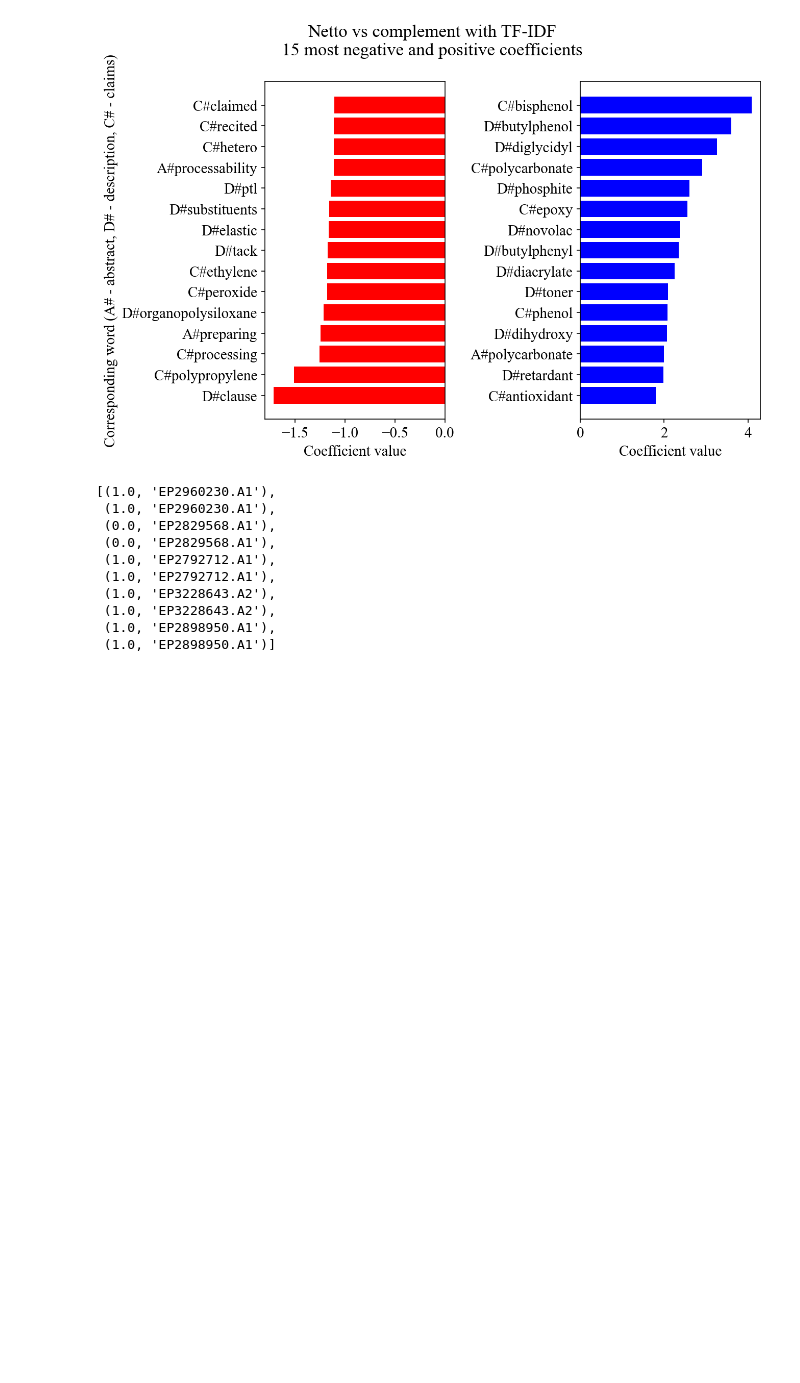
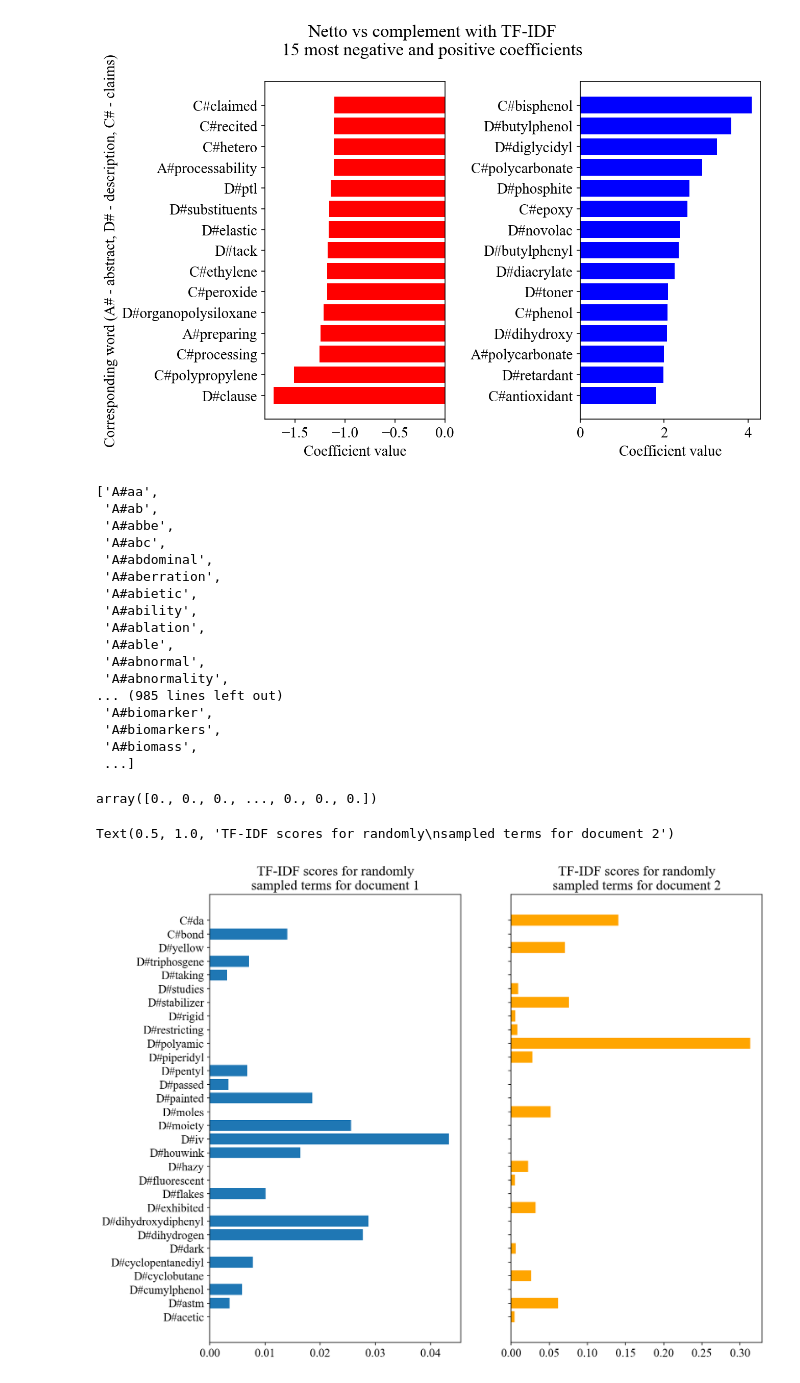
Before and after one commit to eryl/prv_kemi, a Jupyter notebook: notebooks/patent_classification.ipynb, the cells around one changed output. Saved outputs shown, nothing was run; the diff lists cells and outputs as text; code cells hidden in the pictures; blank space fills up the shorter version.

```diff
--- a/notebooks/patent_classification.ipynb
+++ b/notebooks/patent_classification.ipynb
@@ -482,15 +482,54 @@ fig.savefig(output_dir / 'netto_vs_complement_feature_importance.png')
 # %% [output]
 [figure]
 # %%
-ten_most_missclassified
+rand_feature_names
 # %% [output]
-[(1.0, 'EP2960230.A1'),
- (1.0, 'EP2960230.A1'),
- (0.0, 'EP2829568.A1'),
- (0.0, 'EP2829568.A1'),
- (1.0, 'EP2792712.A1'),
- (1.0, 'EP2792712.A1'),
- (1.0, 'EP3228643.A2'),
- (1.0, 'EP3228643.A2'),
- (1.0, 'EP2898950.A1'),
- (1.0, 'EP2898950.A1')]
+['A#aa',
+ 'A#ab',
+ 'A#abbe',
+ 'A#abc',
+ 'A#abdominal',
+ 'A#aberration',
+ 'A#abietic',
+ 'A#ability',
+ 'A#ablation',
+ 'A#able',
+ 'A#abnormal',
+ 'A#abnormality',
+... (985 lines left out)
+ 'A#biomarker',
+ 'A#biomarkers',
+ 'A#biomass',
+ ...]
+# %%
+x_0 = X_tfidf_rand.tocsr()[0].toarray()[0]
+x_1 = X_tfidf_rand.tocsr()[1].toarray()[0]
+# %%
+x_0
+# %% [output]
+array([0., 0., 0., ..., 0., 0., 0.])
+# %%
+np.random.seed(1234)
+nonzero_sample_idx_x_0 = np.random.choice(x_0.nonzero()[0], 15, replace=False)
+nonzero_sample_idx_x_1 = np.random.choice(x_1.nonzero()[0], 15, replace=False)
+common_idx = set(nonzero_sample_idx_x_0) | set(nonzero_sample_idx_x_1)
+nonzero_sample_idx = np.array(sorted(common_idx))
+nonzero_values_x_0 = x_0[nonzero_sample_idx]
+nonzero_values_x_1 = x_1[nonzero_sample_idx]
+nonzero_feature_names = [rand_feature_names[i] for i in nonzero_sample_idx]
+
+x = np.arange(len(nonzero_feature_names))
+
+fig, [ax1, ax2] = plt.subplots(1, 2, figsize=(12,10), dpi=150, sharey='all')
+ax1.barh(x, nonzero_values_x_0)
+ax1.set_yticks(x)
+ax1.set_yticklabels(nonzero_feature_names)
+ax1.set_title("TF-IDF scores for randomly\nsampled terms for document 1")
+
+ax2.barh(x, nonzero_values_x_1, facecolor='orange')
+ax2.set_yticks(x)
+ax2.set_yticklabels(nonzero_feature_names)
+ax2.set_title("TF-IDF scores for randomly\nsampled terms for document 2")
+# %% [output]
+Text(0.5, 1.0, 'TF-IDF scores for randomly\nsampled terms for document 2')
+[figure, added]
```
Also changed, not shown: 8 other files.
